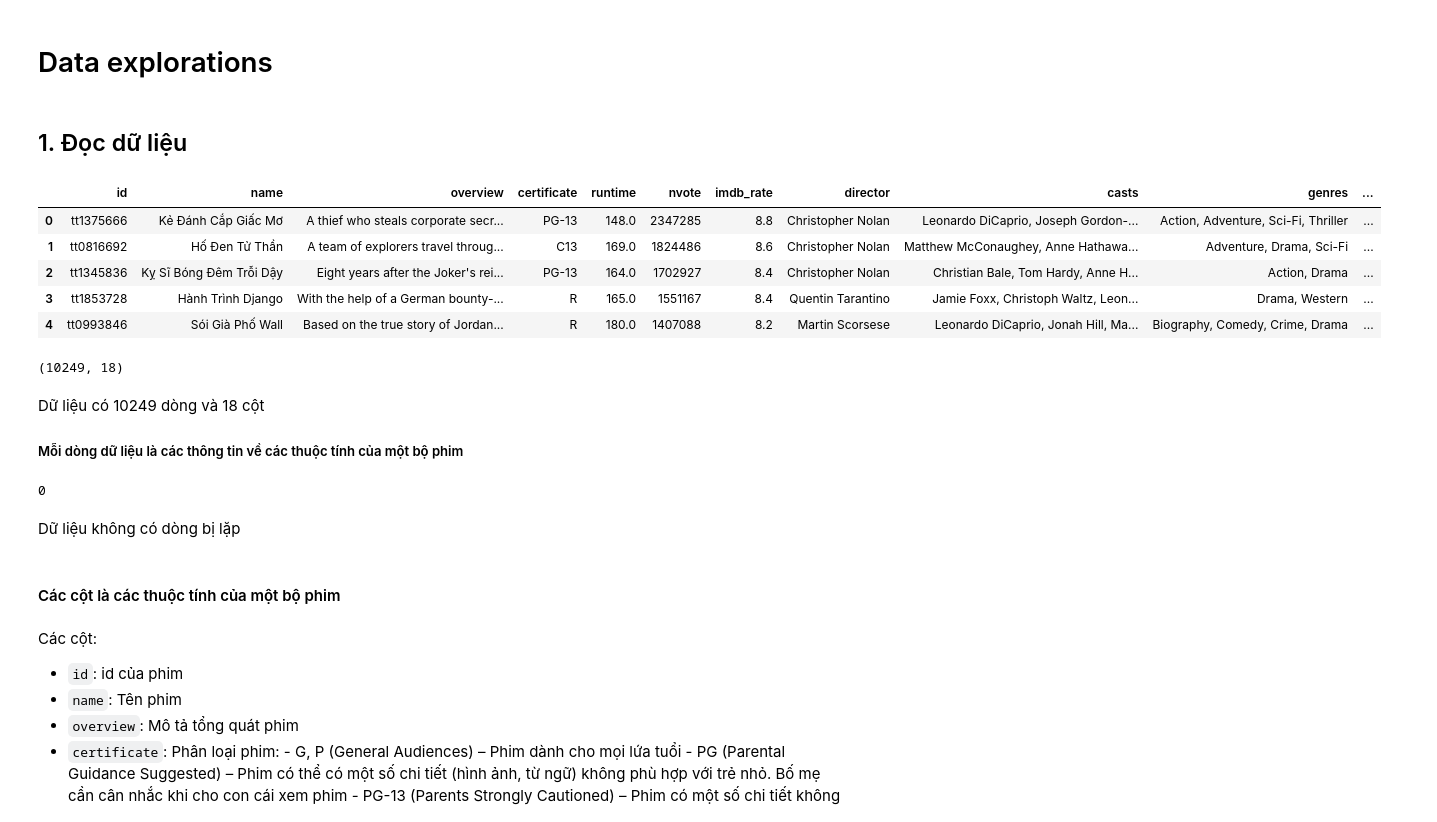
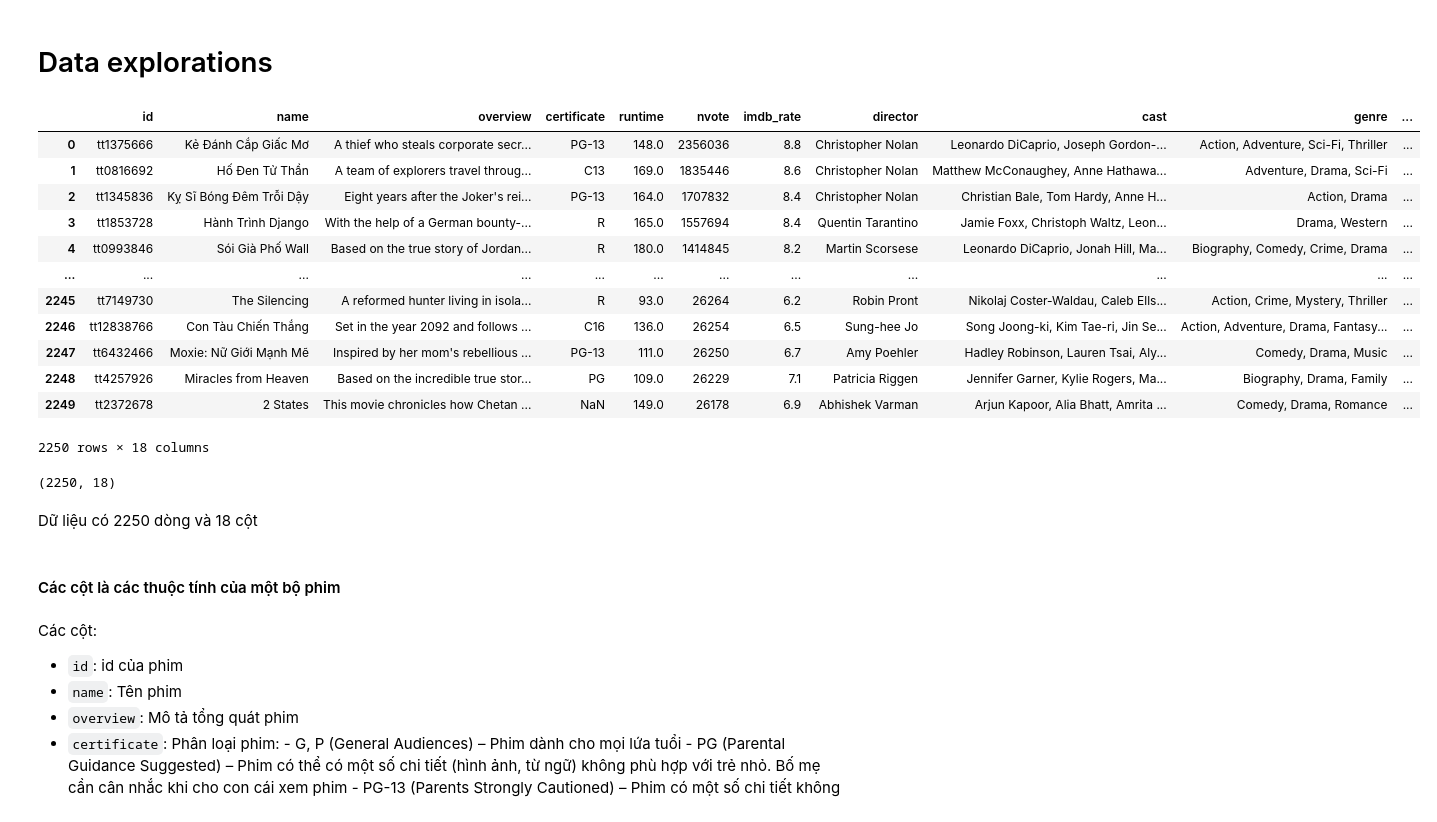
Before and after one commit to Eakan-Git/Introduction-to-Data-Science, a Jupyter notebook: data_explorations.ipynb, the cells around one changed output. Saved outputs shown, nothing was run; the diff lists cells and outputs as text; code cells hidden in the pictures.

```diff
--- a/data_explorations.ipynb
+++ b/data_explorations.ipynb
@@ -6,37 +6,31 @@ import matplotlib.pyplot as plt
 import seaborn as sns
 # %% [markdown]
 # Data explorations
-# %% [markdown]
-## 1. Đọc dữ liệu
 # %%
 df = pd.read_csv('film.csv', sep='\t')
-df.rename(columns = {'dicrector':'director'}, inplace = True)
-df.rename(columns = {' casts':'casts'}, inplace = True)
-df.rename(columns = {'relesase_date':'release_date'}, inplace = True)
-df.head(5)
+df
 # %% [output]
-|  | id | name | overview | certificate | runtime | nvote | imdb_rate | director | casts | genres | ... |
-| 0 | tt1375666 | Kẻ Đánh Cắp Giấc Mơ | A thief who steals corporate secr... | PG-13 | 148.0 | 2347285 | 8.8 | Christopher Nolan | Leonardo DiCaprio, Joseph Gordon-... | Action, Adventure, Sci-Fi, Thriller | ... |
-| 1 | tt0816692 | Hố Đen Tử Thần | A team of explorers travel throug... | C13 | 169.0 | 1824486 | 8.6 | Christopher Nolan | Matthew McConaughey, Anne Hathawa... | Adventure, Drama, Sci-Fi | ... |
-| 2 | tt1345836 | Kỵ Sĩ Bóng Đêm Trỗi Dậy | Eight years after the Joker's rei... | PG-13 | 164.0 | 1702927 | 8.4 | Christopher Nolan | Christian Bale, Tom Hardy, Anne H... | Action, Drama | ... |
-| 3 | tt1853728 | Hành Trình Django | With the help of a German bounty-... | R | 165.0 | 1551167 | 8.4 | Quentin Tarantino | Jamie Foxx, Christoph Waltz, Leon... | Drama, Western | ... |
-| 4 | tt0993846 | Sói Già Phố Wall | Based on the true story of Jordan... | R | 180.0 | 1407088 | 8.2 | Martin Scorsese | Leonardo DiCaprio, Jonah Hill, Ma... | Biography, Comedy, Crime, Drama | ... |
+|  | id | name | overview | certificate | runtime | nvote | imdb_rate | director | cast | genre | ... |
+| 0 | tt1375666 | Kẻ Đánh Cắp Giấc Mơ | A thief who steals corporate secr... | PG-13 | 148.0 | 2356036 | 8.8 | Christopher Nolan | Leonardo DiCaprio, Joseph Gordon-... | Action, Adventure, Sci-Fi, Thriller | ... |
+| 1 | tt0816692 | Hố Đen Tử Thần | A team of explorers travel throug... | C13 | 169.0 | 1835446 | 8.6 | Christopher Nolan | Matthew McConaughey, Anne Hathawa... | Adventure, Drama, Sci-Fi | ... |
+| 2 | tt1345836 | Kỵ Sĩ Bóng Đêm Trỗi Dậy | Eight years after the Joker's rei... | PG-13 | 164.0 | 1707832 | 8.4 | Christopher Nolan | Christian Bale, Tom Hardy, Anne H... | Action, Drama | ... |
+| 3 | tt1853728 | Hành Trình Django | With the help of a German bounty-... | R | 165.0 | 1557694 | 8.4 | Quentin Tarantino | Jamie Foxx, Christoph Waltz, Leon... | Drama, Western | ... |
+| 4 | tt0993846 | Sói Già Phố Wall | Based on the true story of Jordan... | R | 180.0 | 1414845 | 8.2 | Martin Scorsese | Leonardo DiCaprio, Jonah Hill, Ma... | Biography, Comedy, Crime, Drama | ... |
+| ... | ... | ... | ... | ... | ... | ... | ... | ... | ... | ... | ... |
+| 2245 | tt7149730 | The Silencing | A reformed hunter living in isola... | R | 93.0 | 26264 | 6.2 | Robin Pront | Nikolaj Coster-Waldau, Caleb Ells... | Action, Crime, Mystery, Thriller | ... |
+| 2246 | tt12838766 | Con Tàu Chiến Thắng | Set in the year 2092 and follows ... | C16 | 136.0 | 26254 | 6.5 | Sung-hee Jo | Song Joong-ki, Kim Tae-ri, Jin Se... | Action, Adventure, Drama, Fantasy... | ... |
+| 2247 | tt6432466 | Moxie: Nữ Giới Mạnh Mẽ | Inspired by her mom's rebellious ... | PG-13 | 111.0 | 26250 | 6.7 | Amy Poehler | Hadley Robinson, Lauren Tsai, Aly... | Comedy, Drama, Music | ... |
+| 2248 | tt4257926 | Miracles from Heaven | Based on the incredible true stor... | PG | 109.0 | 26229 | 7.1 | Patricia Riggen | Jennifer Garner, Kylie Rogers, Ma... | Biography, Drama, Family | ... |
+| 2249 | tt2372678 | 2 States | This movie chronicles how Chetan ... | NaN | 149.0 | 26178 | 6.9 | Abhishek Varman | Arjun Kapoor, Alia Bhatt, Amrita ... | Comedy, Drama, Romance | ... |
+2250 rows × 18 columns
-# %%
-df.shape
-# %% [output]
-(10249, 18)
-# %% [markdown]
-Dữ liệu có 10249 dòng và 18 cột
-
-##### Mỗi dòng dữ liệu là các thông tin về các thuộc tính của một bộ phim
-# %%
-df.index.duplicated(keep='first').sum()
-# %% [output]
-0
-# %% [markdown]
-Dữ liệu không có dòng bị lặp
-# %% [markdown]
-#### Các cột là các thuộc tính của một bộ phim
+# %%
+df.shape
+# %% [output]
+(2250, 18)
+# %% [markdown]
+Dữ liệu có 2250 dòng và 18 cột
+# %% [markdown]
+#### Các cột là các thuộc tính của một bộ phim
 # %% [markdown]
 Các cột:
 - `id`: id của phim
```
Also changed, not shown: parts of 43 cells of this notebook.
